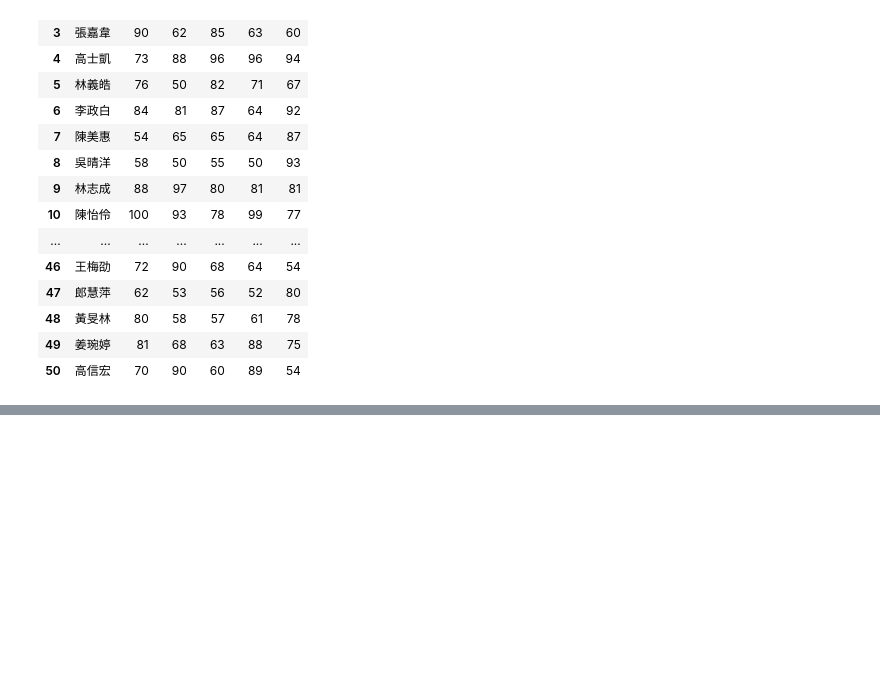
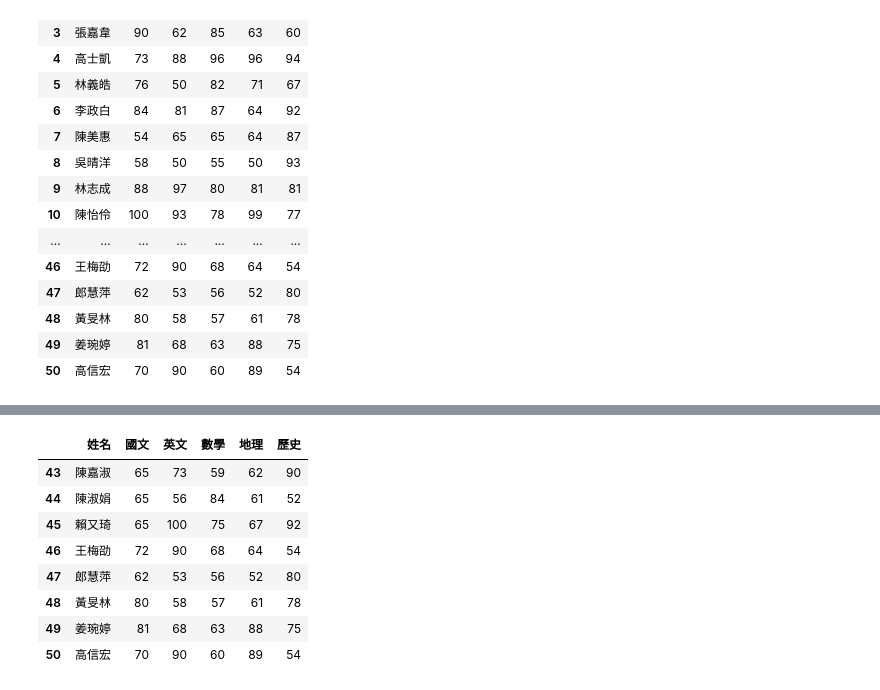
Before and after one commit to tedchien/2023_07_25_2, a Jupyter notebook: lesson16_6.ipynb, the cells around one changed output, grey strips where cells are left out. Saved outputs shown, nothing was run; the diff lists cells and outputs as text; code cells hidden in the pictures; blank space fills up the shorter version.

```diff
--- a/lesson16_6.ipynb
+++ b/lesson16_6.ipynb
@@ -67,0 +78,12 @@ students_df
+# %%
+students_df.tail(n=8)
+# %% [output]
+|  | 姓名 | 國文 | 英文 | 數學 | 地理 | 歷史 |
+| 43 | 陳嘉淑 | 65 | 73 | 59 | 62 | 90 |
+| 44 | 陳淑娟 | 65 | 56 | 84 | 61 | 52 |
+| 45 | 賴又琦 | 65 | 100 | 75 | 67 | 92 |
+| 46 | 王梅劭 | 72 | 90 | 68 | 64 | 54 |
+| 47 | 郎慧萍 | 62 | 53 | 56 | 52 | 80 |
+| 48 | 黃旻林 | 80 | 58 | 57 | 61 | 78 |
+| 49 | 姜琬婷 | 81 | 68 | 63 | 88 | 75 |
+| 50 | 高信宏 | 70 | 90 | 60 | 89 | 54 |
```
Also changed, not shown: parts of 4 cells of this notebook.
